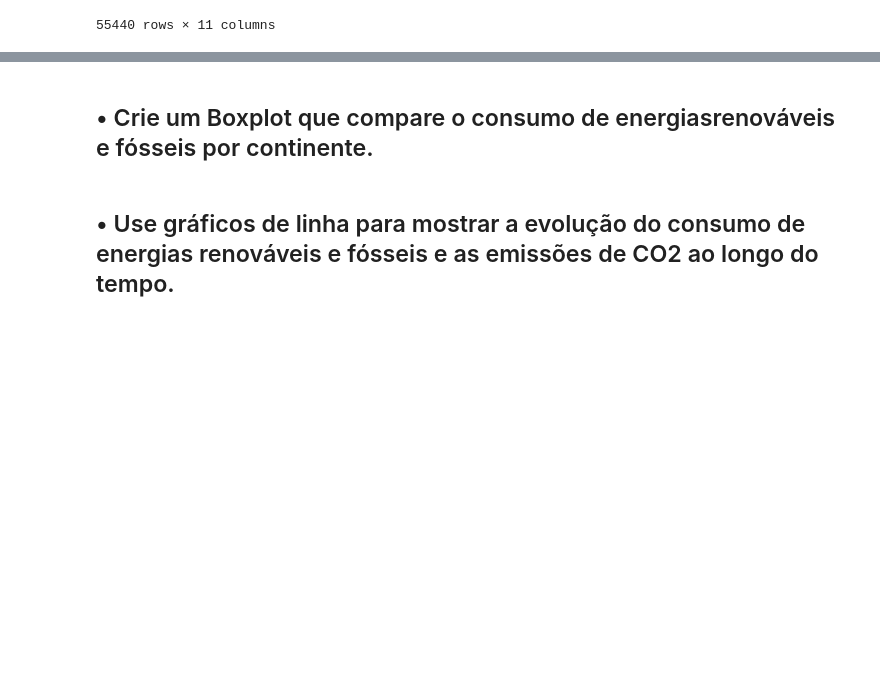
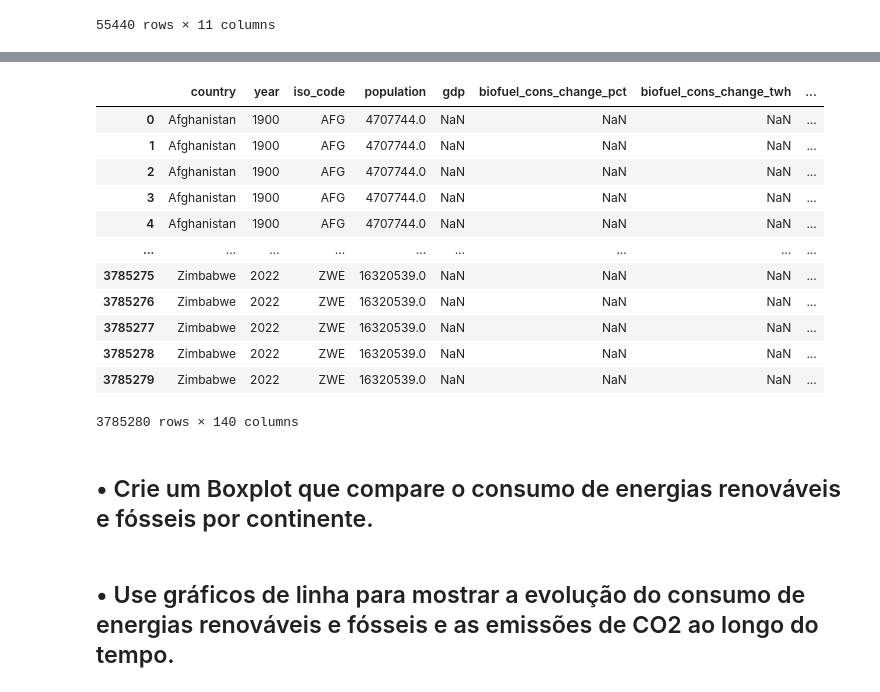
Before and after one commit to Henrike-PB/gc-python-2024, a Jupyter notebook: aula_08/Exercicio 20/exercicio_20.ipynb, the cells around one changed output, grey strips where cells are left out. Saved outputs shown, nothing was run; the diff lists cells and outputs as text; code cells hidden in the pictures; blank space fills up the shorter version.

```diff
--- a/aula_08/Exercicio 20/exercicio_20.ipynb
+++ b/aula_08/Exercicio 20/exercicio_20.ipynb
@@ -52,5 +119,22 @@ co2_emission
+# %%
+df_emissao_co2 = pd.merge(consumo_energia_mundial, co2_emission, left_on='country', right_on='Country', how='inner' )
+df_emissao_co2
+# %% [output]
+|  | country | year | iso_code | population | gdp | biofuel_cons_change_pct | biofuel_cons_change_twh | ... |
+| 0 | Afghanistan | 1900 | AFG | 4707744.0 | NaN | NaN | NaN | ... |
+| 1 | Afghanistan | 1900 | AFG | 4707744.0 | NaN | NaN | NaN | ... |
+| 2 | Afghanistan | 1900 | AFG | 4707744.0 | NaN | NaN | NaN | ... |
+| 3 | Afghanistan | 1900 | AFG | 4707744.0 | NaN | NaN | NaN | ... |
+| 4 | Afghanistan | 1900 | AFG | 4707744.0 | NaN | NaN | NaN | ... |
+| ... | ... | ... | ... | ... | ... | ... | ... | ... |
+| 3785275 | Zimbabwe | 2022 | ZWE | 16320539.0 | NaN | NaN | NaN | ... |
+| 3785276 | Zimbabwe | 2022 | ZWE | 16320539.0 | NaN | NaN | NaN | ... |
+| 3785277 | Zimbabwe | 2022 | ZWE | 16320539.0 | NaN | NaN | NaN | ... |
+| 3785278 | Zimbabwe | 2022 | ZWE | 16320539.0 | NaN | NaN | NaN | ... |
+| 3785279 | Zimbabwe | 2022 | ZWE | 16320539.0 | NaN | NaN | NaN | ... |
+3785280 rows × 140 columns
 # %% [markdown]
-## • Crie um Boxplot que compare o consumo de energiasrenováveis e fósseis por continente.
+## • Crie um Boxplot que compare o consumo de energias renováveis e fósseis por continente.
 # %% [markdown]
 ## • Use gráficos de linha para mostrar a evolução do consumo de energias renováveis e fósseis e as emissões de CO2 ao longo do tempo.
 # %% [markdown]
```
Also changed, not shown: parts of 7 cells of this notebook, 1 other file.
